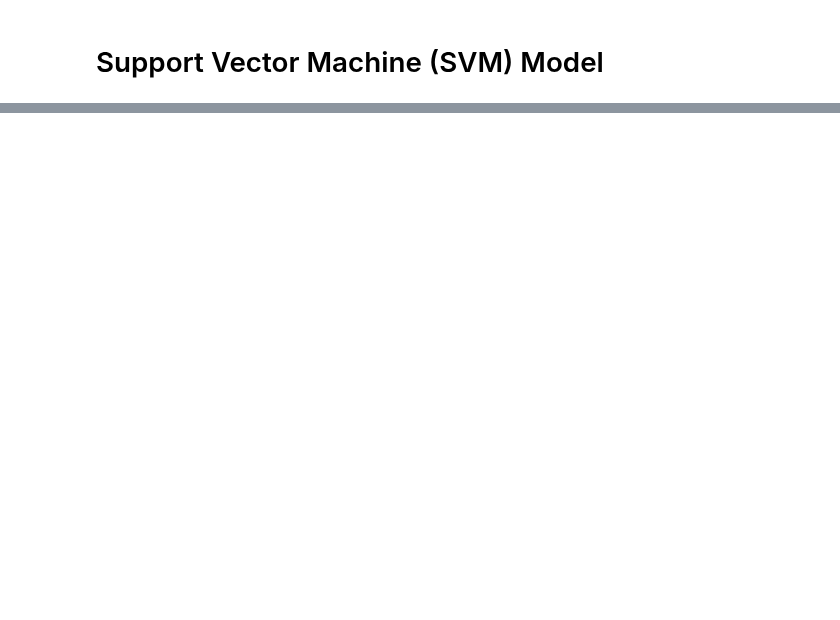
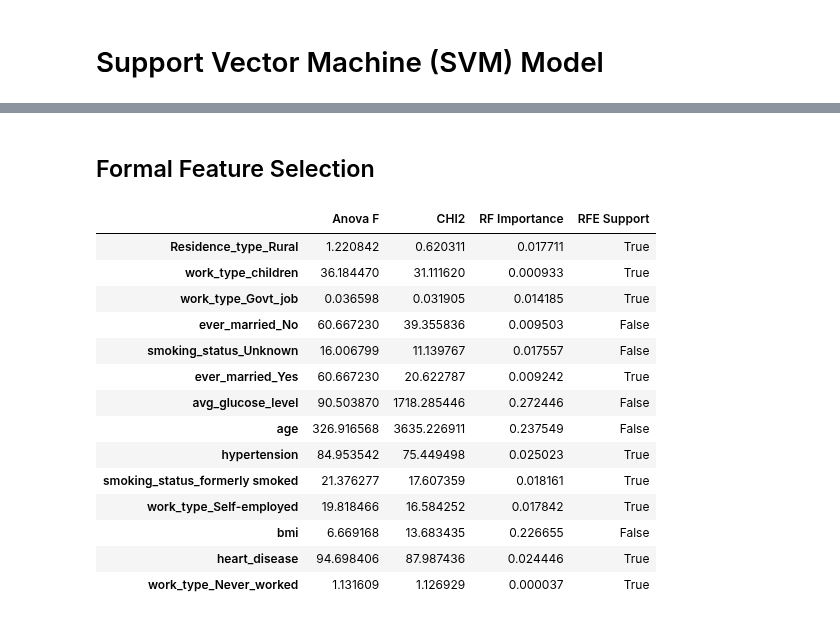
Before and after one commit to Team-6-AAI-501/strokeprediction, a Jupyter notebook: jupyternotebook/aai501StrokePrediction.ipynb, the cells around one changed output, grey strips where cells are left out. Saved outputs shown, nothing was run; the diff lists cells and outputs as text; code cells hidden in the pictures; blank space fills up the shorter version.

```diff
--- a/jupyternotebook/aai501StrokePrediction.ipynb
+++ b/jupyternotebook/aai501StrokePrediction.ipynb
@@ -433,0 +537,2 @@ weighted avg       0.95      0.73      0.81       982
+# %% [markdown]
+## Formal Feature Selection
@@ -433,0 +606,19 @@ weighted avg       0.95      0.73      0.81       982
+# %%
+fs = FormalFeatureSelection(df.drop(columns=['id']), df.columns.drop('stroke').tolist(), 'stroke')
+fs.selectTopFeatures(top_n_anova=10)
+# %% [output]
+|  | Anova F | CHI2 | RF Importance | RFE Support |
+| Residence_type_Rural | 1.220842 | 0.620311 | 0.017711 | True |
+| work_type_children | 36.184470 | 31.111620 | 0.000933 | True |
+| work_type_Govt_job | 0.036598 | 0.031905 | 0.014185 | True |
+| ever_married_No | 60.667230 | 39.355836 | 0.009503 | False |
+| smoking_status_Unknown | 16.006799 | 11.139767 | 0.017557 | False |
+| ever_married_Yes | 60.667230 | 20.622787 | 0.009242 | True |
+| avg_glucose_level | 90.503870 | 1718.285446 | 0.272446 | False |
+| age | 326.916568 | 3635.226911 | 0.237549 | False |
+| hypertension | 84.953542 | 75.449498 | 0.025023 | True |
+| smoking_status_formerly smoked | 21.376277 | 17.607359 | 0.018161 | True |
+| work_type_Self-employed | 19.818466 | 16.584252 | 0.017842 | True |
+| bmi | 6.669168 | 13.683435 | 0.226655 | False |
+| heart_disease | 94.698406 | 87.987436 | 0.024446 | True |
+| work_type_Never_worked | 1.131609 | 1.126929 | 0.000037 | True |
```
Also changed, not shown: parts of 14 cells of this notebook, 1 other file.
